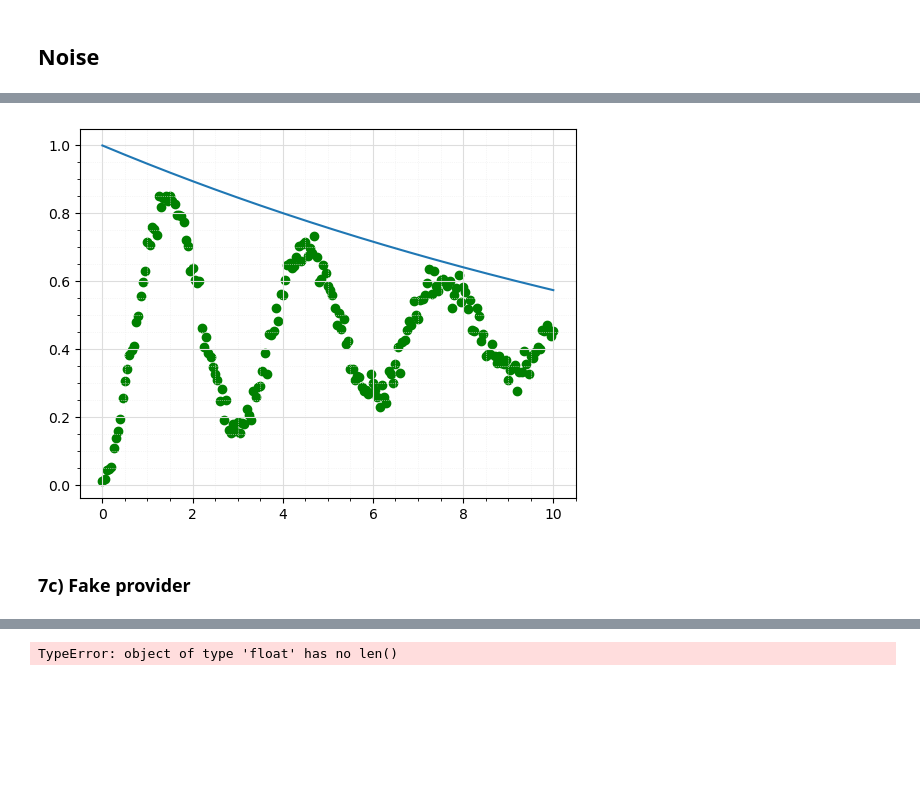
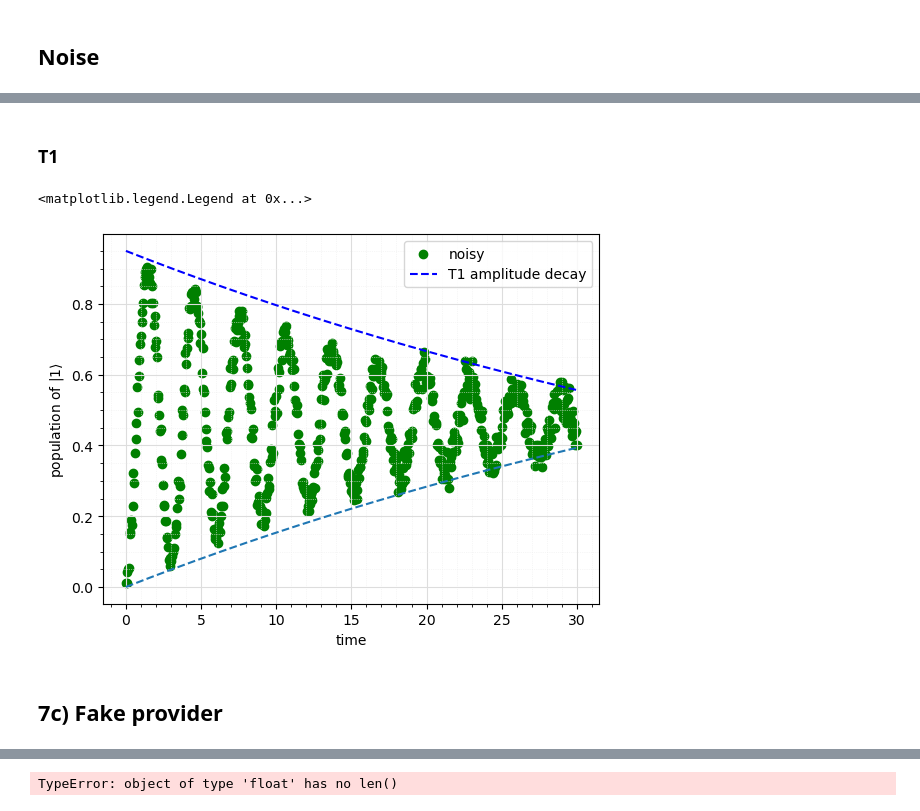
Before and after one commit to zambrdav/fopra34, a Jupyter notebook: AaronIntro.ipynb, the cells around one changed output, grey strips where cells are left out. Saved outputs shown, nothing was run; the diff lists cells and outputs as text; code cells hidden in the pictures; blank space fills up the shorter version.

```diff
--- a/AaronIntro.ipynb
+++ b/AaronIntro.ipynb
@@ -577,11 +585,23 @@ grid()
 import qiskit_aer.noise as noise
 nModel = noise.noise_model.NoiseModel()
 
-gamma = 0.005
+gamma = 0.02
 p = 0.1
 nModel.add_all_qubit_quantum_error(noise.amplitude_damping_error(gamma, p), ['rx','rz', 'measure'])
+# %%
+t_max = 4.001
+shots=400
+dt = 0.01
+t_dt = np.arange(0, t_max, dt)
+counts_ndt = time_evolve(q.QuantumCircuit(1), t,dt=dt, w=25.5, w0=25, w1=2, shots=shots, noise_model=nModel)
+trace_ndt = np.zeros_like(t)
+for i in range(len(t)):
+    try:
+        trace_ndt[i] = counts_ndt[i]['1']
+    except:
+        trace_ndt[i] = shots - counts_ndt[i]['0']
 # %%
-t_max = 10.001
+t_max = 4.001
 shots=400
 dt = 0.05
 t = np.arange(0, t_max, dt)
@@ -595,12 +631,33 @@ for i in range(len(t)):
+# %% [markdown]
+### T1
+# %%
+
+t_max = 30.001
+shots=400
+dt = 0.05
+t = np.arange(0, t_max, dt)
+counts_n = time_evolve(q.QuantumCircuit(1), t,dt=dt, w=25.5, w0=25, w1=2, shots=shots, noise_model=nModel)
+trace_n = np.zeros_like(t)
+for i in range(len(t)):
+    try:
+        trace_n[i] = counts_n[i]['1']
+    except:
+        trace_n[i] = shots - counts_n[i]['0']
 # %%
 #trace_o = trace_n
-T1 = 18
+T1 = 60
 plt.scatter(t, trace_n/shots, label='noisy', color='g', marker='o')
-plt.plot(t, np.exp(-t/T1))
+plt.plot(t, np.exp(-t/T1)-0.05, linestyle='--', label='T1 amplitude decay', color='b')
+plt.plot(t, 1-np.exp(-t/T1), linestyle='--')
+
 #plt.scatter(t, trace_o/shots, label='noisy', color='red', marker='o')
 grid()
+plt.xlabel('time')
+plt.ylabel(r'population of $|1\rangle$')
+plt.legend()
 # %% [output]
+<matplotlib.legend.Legend at 0x...>
-[figure, old version]
+[figure, new version]
 # %% [markdown]
-### 7c) Fake provider
+## 7c) Fake provider
 # %%
```
Also changed, not shown: parts of 14 cells of this notebook.
